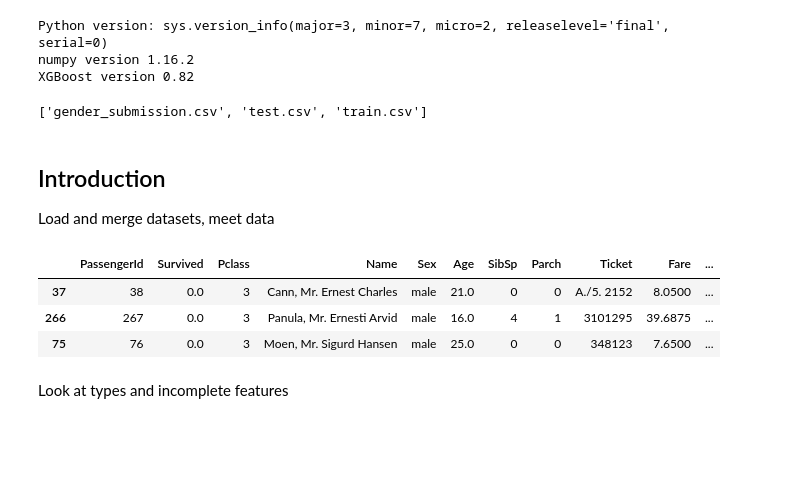
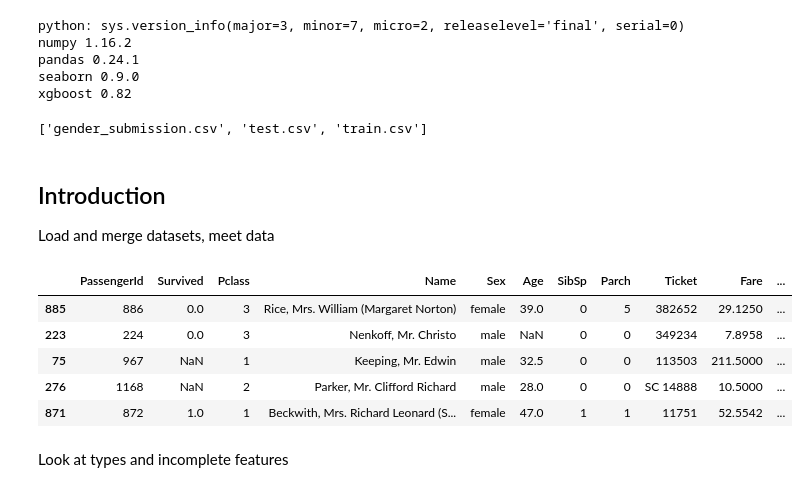
Before and after one commit to apanchenko/smurf, a Jupyter notebook: titanic/src/titanic.ipynb, the cells around one changed output. Saved outputs shown, nothing was run; the diff lists cells and outputs as text; code cells hidden in the pictures; blank space fills up the shorter version.

```diff
--- a/titanic/src/titanic.ipynb
+++ b/titanic/src/titanic.ipynb
@@ -7,27 +7,34 @@
 ![Titanic](https://cdn-static.denofgeek.com/sites/denofgeek/files/styles/main_wide/public/2015/10/raise-main.jpg?itok=QBxamb0z)
 # %%
 from sys import version_info
-print("Python version:", version_info)
+print("python:", version_info)
 
 import os
 import re
 import numpy as np
-print("numpy version", np.__version__)
+print("numpy", np.__version__)
 
 import pandas as pd
+print("pandas", pd.__version__)
+
+import seaborn as sns
+print("seaborn", sns.__version__)
+
 from sklearn.preprocessing import LabelEncoder
 from sklearn.model_selection import train_test_split
 from sklearn import linear_model
 from sklearn import metrics
 
 import xgboost as xgb
-print("xgboost version", xgb.__version__)
+print("xgboost", xgb.__version__)
 
 os.listdir("../input")
 # %% [output]
-Python version: sys.version_info(major=3, minor=7, micro=2, releaselevel='final', serial=0)
-numpy version 1.16.2
-XGBoost version 0.82
+python: sys.version_info(major=3, minor=7, micro=2, releaselevel='final', serial=0)
+numpy 1.16.2
+pandas 0.24.1
+seaborn 0.9.0
+xgboost 0.82
 ['gender_submission.csv', 'test.csv', 'train.csv']
 # %% [markdown]
 ## Introduction
@@ -36,13 +43,15 @@ Load and merge datasets, meet data
 # %%
 train = pd.read_csv('../input/train.csv')
 test = pd.read_csv('../input/test.csv')
 data = train.append(test, sort=False)
-data.sample(3)
+data.sample(5)
 # %% [output]
 |  | PassengerId | Survived | Pclass | Name | Sex | Age | SibSp | Parch | Ticket | Fare | ... |
-| 37 | 38 | 0.0 | 3 | Cann, Mr. Ernest Charles | male | 21.0 | 0 | 0 | A./5. 2152 | 8.0500 | ... |
-| 266 | 267 | 0.0 | 3 | Panula, Mr. Ernesti Arvid | male | 16.0 | 4 | 1 | 3101295 | 39.6875 | ... |
-| 75 | 76 | 0.0 | 3 | Moen, Mr. Sigurd Hansen | male | 25.0 | 0 | 0 | 348123 | 7.6500 | ... |
+| 885 | 886 | 0.0 | 3 | Rice, Mrs. William (Margaret Norton) | female | 39.0 | 0 | 5 | 382652 | 29.1250 | ... |
+| 223 | 224 | 0.0 | 3 | Nenkoff, Mr. Christo | male | NaN | 0 | 0 | 349234 | 7.8958 | ... |
+| 75 | 967 | NaN | 1 | Keeping, Mr. Edwin | male | 32.5 | 0 | 0 | 113503 | 211.5000 | ... |
+| 276 | 1168 | NaN | 2 | Parker, Mr. Clifford Richard | male | 28.0 | 0 | 0 | SC 14888 | 10.5000 | ... |
+| 871 | 872 | 1.0 | 1 | Beckwith, Mrs. Richard Leonard (S... | female | 47.0 | 1 | 1 | 11751 | 52.5542 | ... |
 # %% [markdown]
 Look at types and incomplete features
 # %%
```
Also changed, not shown: parts of 12 cells of this notebook, 3 other files.
